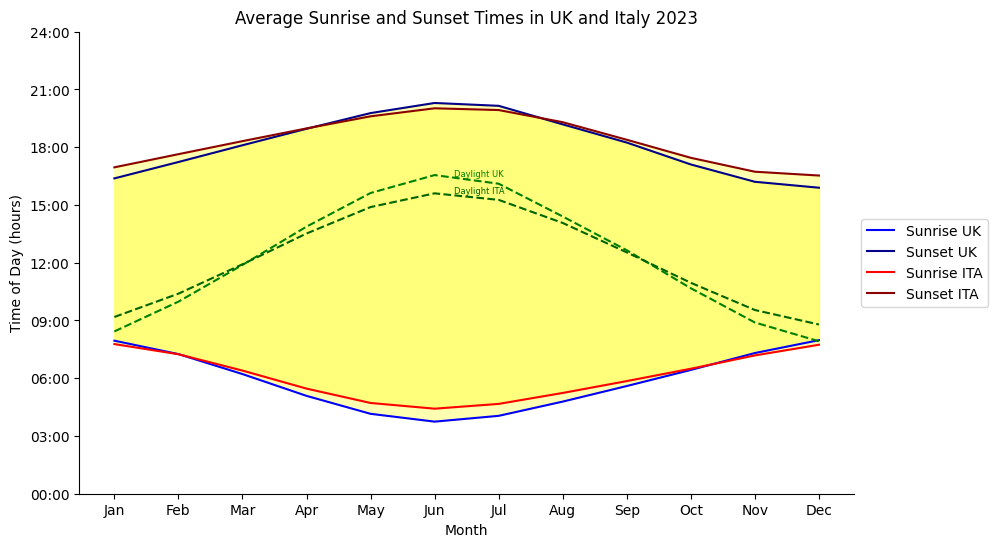
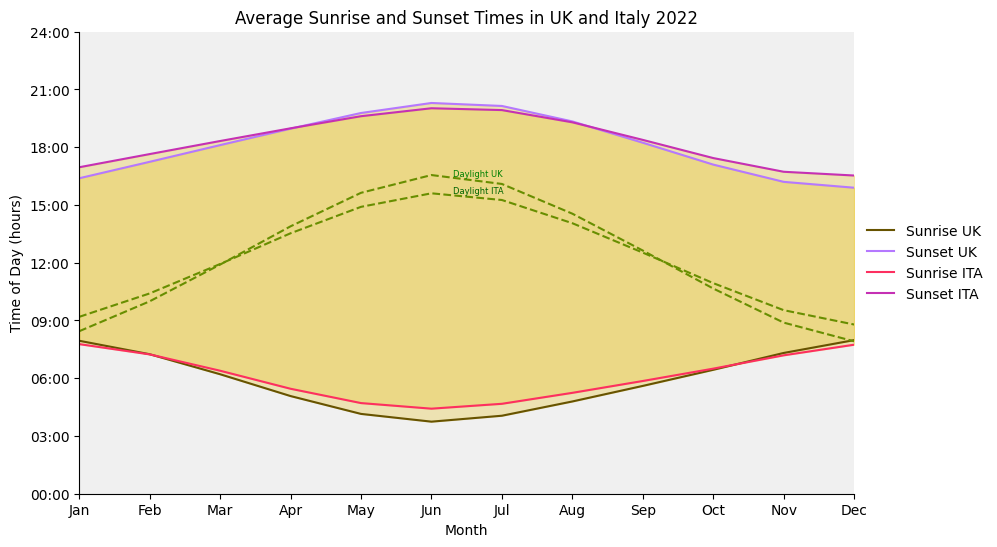
The notebook cell's code change between the first figure and the second:
--- before
+++ after
@@ -1,4 +1,4 @@
 # Grouping by month and averaging sunrise and sunset times for both UK and ITA
-monthly_avg = df_2023.groupby('month').agg({
+monthly_avg = df_2022.groupby('month').agg({
     'sunrise (uk), hours': 'mean',
     'sunset (uk), hours': 'mean',
@@ -14,15 +14,18 @@
 plt.gca().spines['right'].set_visible(False)
 
+#add gray background
+plt.gca().set_facecolor('#f0f0f0')
+
 # UK sunrise and sunset
-plt.plot(monthly_avg['month'], monthly_avg['sunrise (uk), hours'], label='Sunrise UK', color='blue')
-plt.plot(monthly_avg['month'], monthly_avg['sunset (uk), hours'], label='Sunset UK', color='darkblue')
+plt.plot(monthly_avg['month'], monthly_avg['sunrise (uk), hours'], label='Sunrise UK', color='#675300')
+plt.plot(monthly_avg['month'], monthly_avg['sunset (uk), hours'], label='Sunset UK', color='#b578ff')
 
 # ITA sunrise and sunset
-plt.plot(monthly_avg['month'], monthly_avg['sunrise (ita), hours'], label='Sunrise ITA', color='red')
-plt.plot(monthly_avg['month'], monthly_avg['sunset (ita), hours'], label='Sunset ITA', color='darkred')
+plt.plot(monthly_avg['month'], monthly_avg['sunrise (ita), hours'], label='Sunrise ITA', color='#fd2f60')
+plt.plot(monthly_avg['month'], monthly_avg['sunset (ita), hours'], label='Sunset ITA', color='#c530b4')
 
 # Daylight length 
-plt.plot(monthly_avg['month'], monthly_avg['sunset (uk), hours'] - monthly_avg['sunrise (uk), hours'], label='Daylength UK', color='green', linestyle='--',)
-plt.plot(monthly_avg['month'], monthly_avg['sunset (ita), hours'] - monthly_avg['sunrise (ita), hours'], label='Daylength ITA', color='darkgreen', linestyle='--')
+plt.plot(monthly_avg['month'], monthly_avg['sunset (uk), hours'] - monthly_avg['sunrise (uk), hours'], label='Daylength UK', color='#688e00', linestyle='--',)
+plt.plot(monthly_avg['month'], monthly_avg['sunset (ita), hours'] - monthly_avg['sunrise (ita), hours'], label='Daylength ITA', color='#688e00', linestyle='--')
 
 # Annotation on daylight length
@@ -30,6 +33,6 @@
 plt.text(6.3, 15.6, 'Daylight ITA', color='darkgreen', fontsize=6)
 
-plt.fill_between(monthly_avg['month'], monthly_avg['sunrise (uk), hours'], monthly_avg['sunset (uk), hours'], color='yellow', alpha=0.3)
-plt.fill_between(monthly_avg['month'], monthly_avg['sunrise (ita), hours'], monthly_avg['sunset (ita), hours'], color='yellow', alpha=0.3)
+plt.fill_between(monthly_avg['month'], monthly_avg['sunrise (uk), hours'], monthly_avg['sunset (uk), hours'], color='#e9c323', alpha=0.3)
+plt.fill_between(monthly_avg['month'], monthly_avg['sunrise (ita), hours'], monthly_avg['sunset (ita), hours'], color='#e9c323', alpha=0.3)
 
 plt.xticks(monthly_avg['month'], ['Jan', 'Feb', 'Mar', 'Apr', 'May', 'Jun', 'Jul', 'Aug', 'Sep', 'Oct', 'Nov', 'Dec'])
@@ -38,5 +41,5 @@
 plt.xlabel('Month')
 plt.ylabel('Time of Day (hours)')
-plt.title('Average Sunrise and Sunset Times in UK and Italy 2023')
+plt.title('Average Sunrise and Sunset Times in UK and Italy 2022')
 
 # Format y-axis to hh:mm
@@ -46,9 +49,12 @@
 plt.yticks(range(0, 25, 3))
 
+# remove space y axis and plot
+plt.gca().margins(x=0)
+
 # Adding legend to the right of the plot, excluding daylight length
 handles, labels = plt.gca().get_legend_handles_labels()
 filtered_handles = [h for h, l in zip(handles, labels) if 'Daylength' not in l]
 filtered_labels = [l for l in labels if 'Daylength' not in l]
-plt.legend(filtered_handles, filtered_labels, loc='center left', bbox_to_anchor=(1, 0.5))
+plt.legend(filtered_handles, filtered_labels, loc='center left', bbox_to_anchor=(1, 0.5), frameon=False)
 
 plt.show()

Commit: 27_09_2024